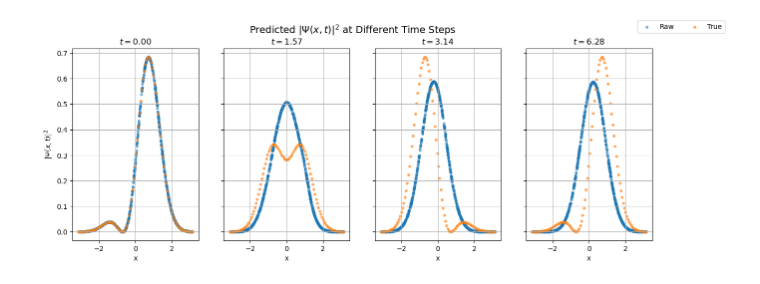
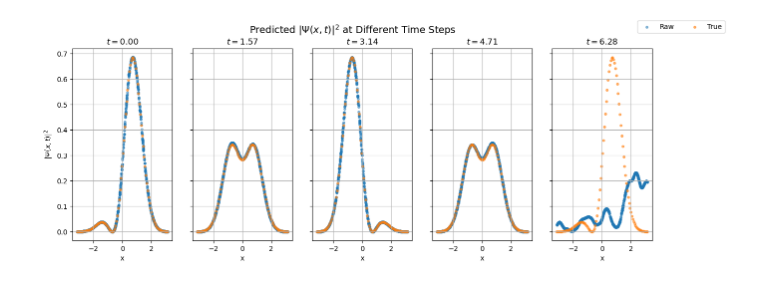
Before and after one commit to mrdchua/PINN-TDSE, a Jupyter notebook: TDSE-PHYS299/pinn-tdse-w1-s4.ipynb, the cells around one changed output. Drawn from its saved outputs; the diff is of its cells as text; code cells hidden in the pictures.

```diff
--- a/TDSE-PHYS299/pinn-tdse-w1-s4.ipynb
+++ b/TDSE-PHYS299/pinn-tdse-w1-s4.ipynb
@@ -15,7 +15,7 @@ DTYPE = tf.float64
 w_choice = tf.constant(1.0, dtype=DTYPE)
 pi = tf.constant(np.pi, dtype=DTYPE)
 x_min, x_max = -pi, pi
-t_min, t_max = tf.constant(0.0, dtype=DTYPE), 2.0*pi
+t_min, t_max = tf.constant(0.0, dtype=DTYPE), 1.5*pi
 
 # generate grid points
 def generate_grid_samples(x_min, x_max, t_min, t_max, N_x, N_t):
@@ -497,7 +455,7 @@ DTYPE = tf.float64
 w_choice = tf.constant(1.0, dtype=DTYPE)
 pi = tf.constant(np.pi, dtype=DTYPE)
 x_min, x_max = -pi, pi
-t_min, t_max = tf.constant(0.0, dtype=DTYPE), 2.0*pi
+t_min, t_max = tf.constant(0.0, dtype=DTYPE), 1.5*pi
 
 # scale inputs
 @tf.function
@@ -727,7 +685,7 @@ def U_1(x, t):
     return np.exp(-1j * 1.5 * w * t) * (w/np.pi)**0.25 * np.exp(-w * x**2 / 2.0) * x * np.sqrt(2.0*w)
 
 # Define time steps
-t_test = [0, np.pi/2.0, np.pi, 2.0*np.pi]
+t_test = [0, np.pi/2.0, np.pi, 1.5*np.pi, 2.0*np.pi]
 
 # Create subplots
 fig, axs = plt.subplots(1, len(t_test), figsize=(15, 5), sharey=True)
@@ -735,31 +693,31 @@ fig, axs = plt.subplots(1, len(t_test), figsize=(15, 5), sharey=True)
 for i, t_val in enumerate(t_test):
     t_in = tf.ones_like(x_is) * t_val
     t_ins = scale_inputs(t_in, t_min, t_max)
     X = tf.concat([x_is, t_ins], axis=1)
     uv = loaded_model(X)
     u, v = uv[:, 0:1], uv[:, 1:2]
     # psi_Re, psi_Im = normalization(x_min, x_max, N_b, u, v)
     # density = psi_Re**2 + psi_Im**2
 
     t_true = np.ones_like(x_true) * t_val
     psi_true = (1.0 / np.sqrt(2.0)) * (U_0(x_true, t_true) + U_1(x_true, t_true))
     density_true = np.abs(psi_true)**2
 
     ax = axs[i]
     # ax.scatter(x_i, density, s=10, label="Normalized", alpha=0.7)
     ax.scatter(x_i, u**2 + v**2, s=10, label="Raw", alpha=0.5)
     ax.scatter(x_true, density_true, s=10, label="True", alpha=0.6)
     ax.set_title(f"$t = {t_val:.2f}$")
     ax.set_xlabel("x")
     if i == 0:
         ax.set_ylabel(r"$|\Psi(x,t)|^2$")
     ax.grid(True)
 
 # Add a single legend and adjust layout
 handles, labels = axs[0].get_legend_handles_labels()
 fig.legend(handles, labels, loc='upper right', ncol=2)
 fig.suptitle("Predicted $|\Psi(x,t)|^2$ at Different Time Steps", fontsize=14)
 # plt.tight_layout(rect=[0, 0, 1, 0.9])
 plt.show()
 # %% [output]
-[figure, old version]
+[figure, new version]
```
Also changed, not shown: parts of 2 cells of this notebook.
